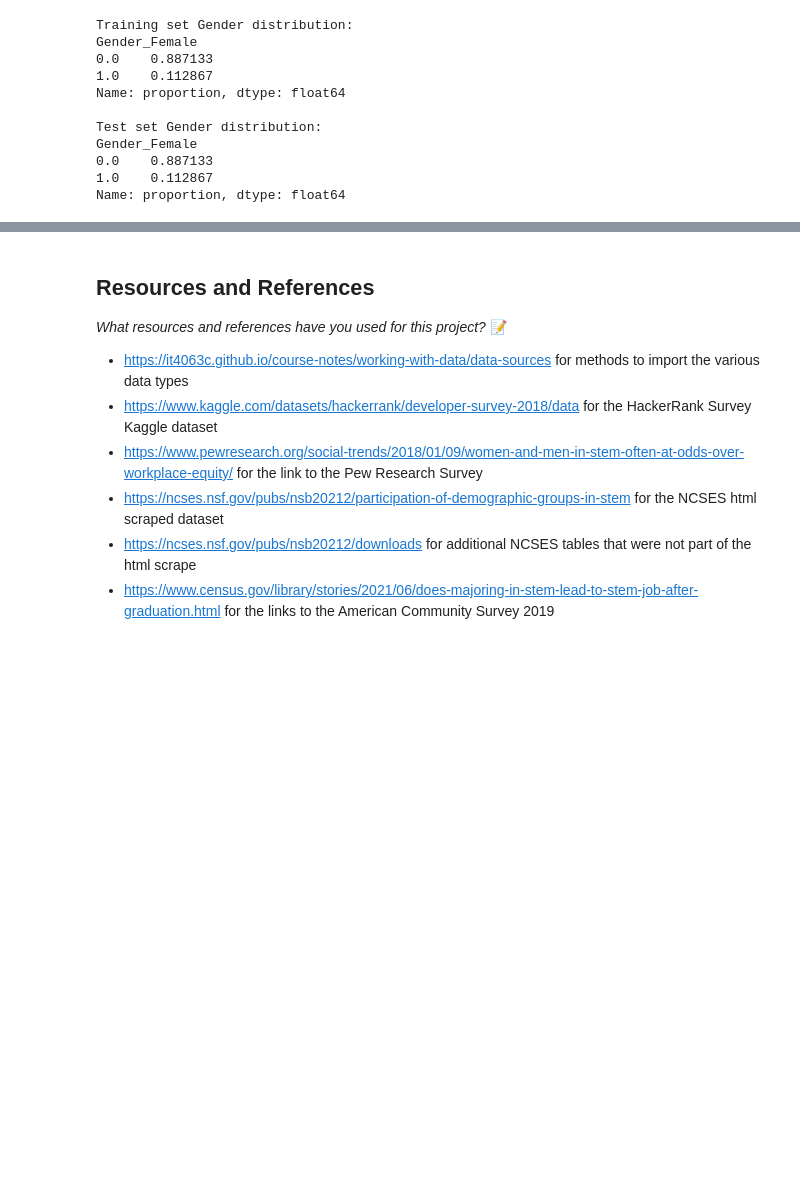
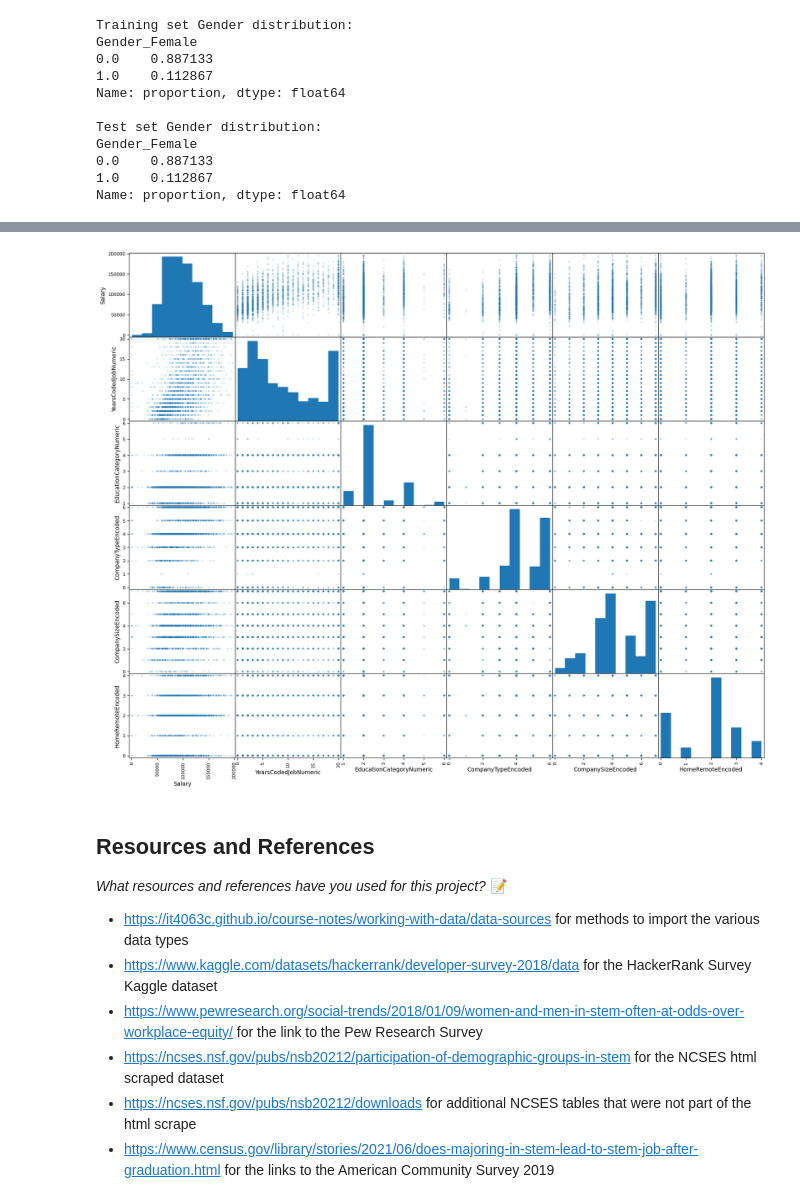
Before and after one commit to IT4063C-Fall24/final-project-yaumj, a Jupyter notebook: source.ipynb, the cells around one changed output, grey strips where cells are left out. Drawn from its saved outputs; the diff is of its cells as text; code cells hidden in the pictures; blank space fills up the shorter version.

Commit message:
Generated a correlation matrix, heatmap visualization, and scatter matrix to demonstrate the relationships between the features and the target variable, Salary.

```diff
--- a/source.ipynb
+++ b/source.ipynb
@@ -5150,3 +5200,19 @@ Name: proportion, dtype: float64
+# %%
+# Select key numerical features for the scatter matrix
+selected_features = [
+    'Salary',
+    'YearsCodedJobNumeric',
+    'EducationCategoryNumeric',
+    'CompanyTypeEncoded',
+    'CompanySizeEncoded',
+    'HomeRemoteEncoded'
+]
+
+# Generate the scatter matrix
+scatter_matrix(numeric_stack_overflow_df[selected_features], figsize=(20, 16), alpha=0.2, diagonal='hist')
+plt.show()
+# %% [output]
+[figure, added]
 # %% [markdown]
 ## Resources and References
 *What resources and references have you used for this project?*
```
Also changed, not shown: parts of 9 cells of this notebook.
